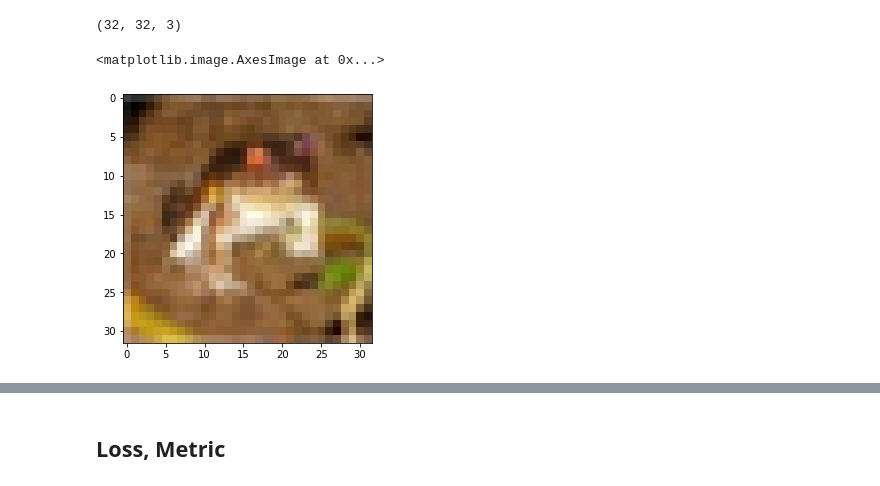
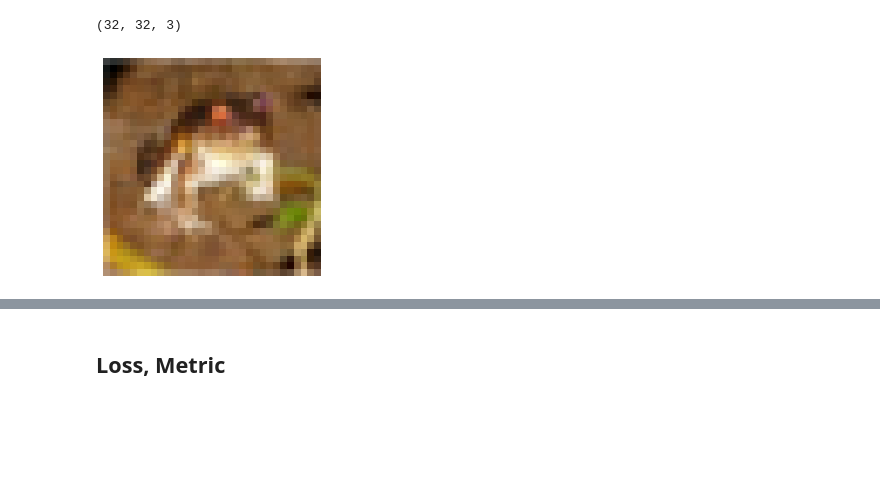
Before and after one commit to ShinAnase/CIFAR10, a Jupyter notebook: mainCNN.ipynb, the cells around one changed output, grey strips where cells are left out. Cells and saved outputs as stored; diff of their text form; code cells hidden in the pictures; blank space fills up the shorter version.

```diff
--- a/mainCNN.ipynb
+++ b/mainCNN.ipynb
@@ -340,9 +343,10 @@ augmented = transformsVsl(image=imgTrs)
 imgTrs.shape
 # %% [output]
 (32, 32, 3)
-# %%
-io.imshow(imgOrg)
-# %% [output]
-<matplotlib.image.AxesImage at 0x...>
-[figure, removed]
+# %%
+plt.axis('off')
+plt.imshow(imgOrg)
+plt.show()
+# %% [output]
+[figure, added]
 # %%
```
Also changed, not shown: parts of 17 cells of this notebook.
